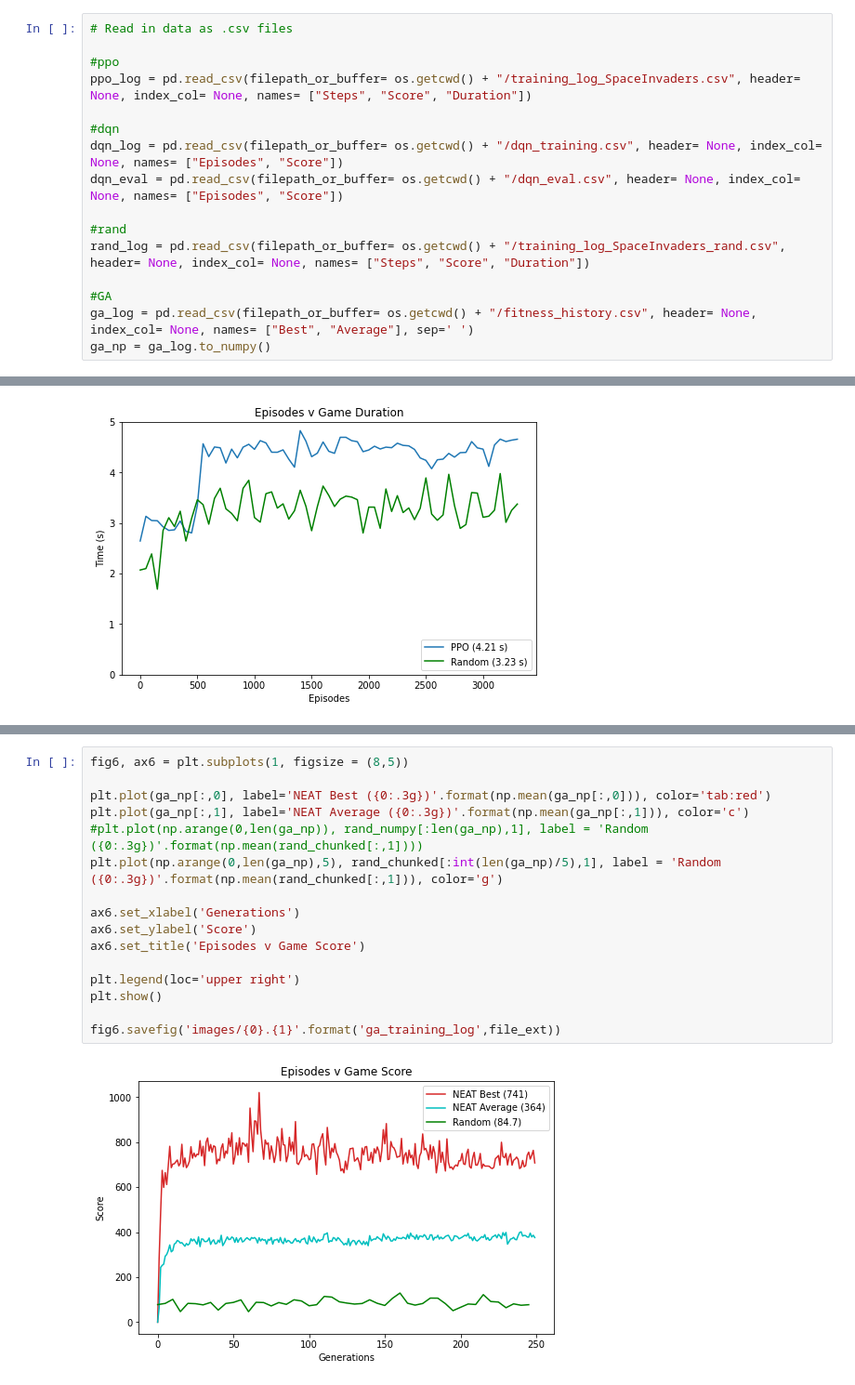
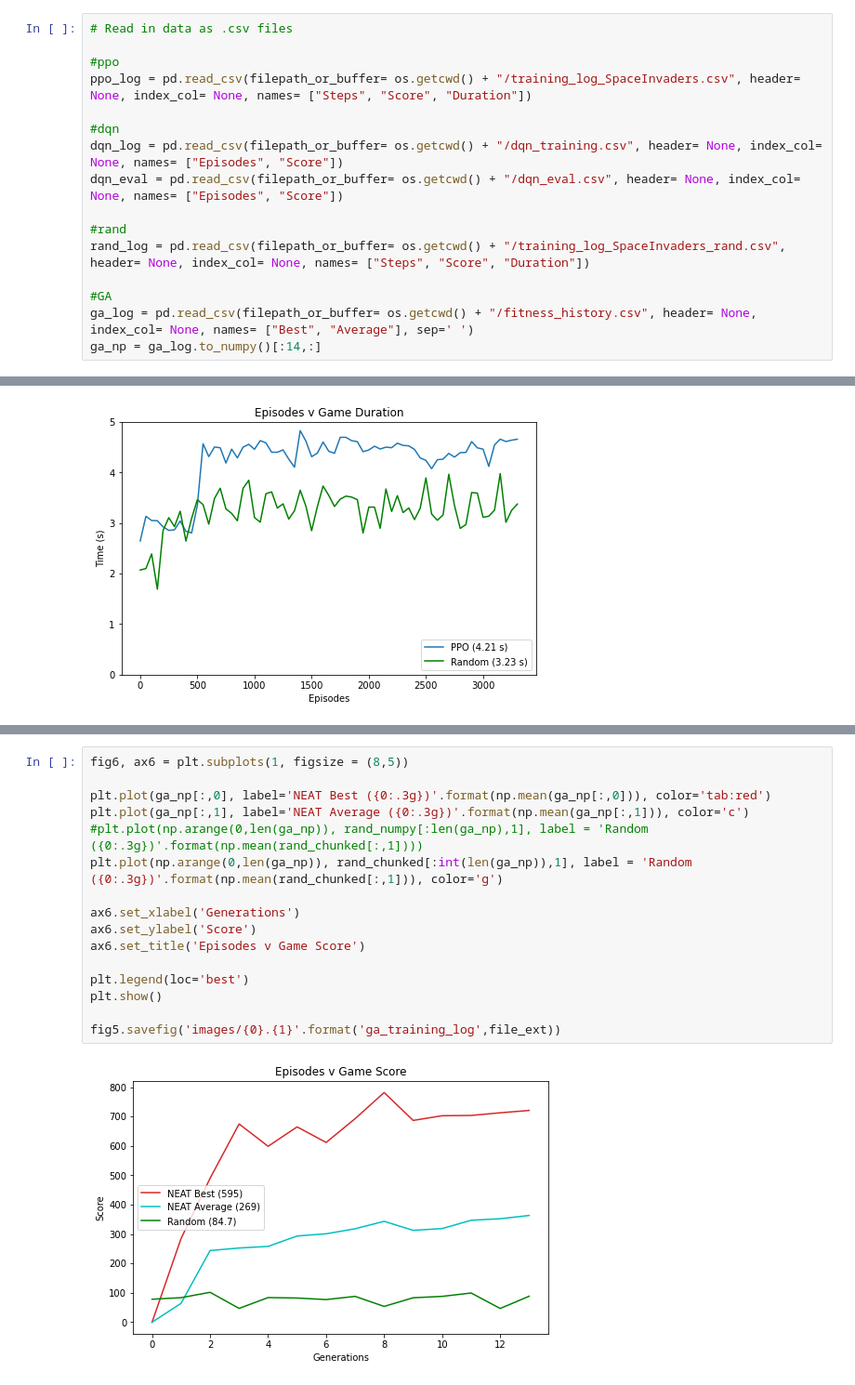
Before and after one commit to p-owens/ai, a Jupyter notebook: results/results.ipynb, the cells around one changed output, grey strips where cells are left out. Shown at 93% size. Cells and saved outputs as stored; diff of their text form.

Commit message:
changed graph for NEAT

```diff
--- a/results/results.ipynb
+++ b/results/results.ipynb
@@ -23,4 +23,4 @@ rand_log = pd.read_csv(filepath_or_buffer= os.getcwd() + "/training_log_SpaceInv
 
 #GA
 ga_log = pd.read_csv(filepath_or_buffer= os.getcwd() + "/fitness_history.csv", header= None, index_col= None, names= ["Best", "Average"], sep=' ')
-ga_np = ga_log.to_numpy()
+ga_np = ga_log.to_numpy()[:14,:]
@@ -187,18 +180,18 @@ fig5.savefig('images/{0}.{1}'.format('eval_score',file_ext))
 # %%
 fig6, ax6 = plt.subplots(1, figsize = (8,5))
 
 plt.plot(ga_np[:,0], label='NEAT Best ({0:.3g})'.format(np.mean(ga_np[:,0])), color='tab:red')
 plt.plot(ga_np[:,1], label='NEAT Average ({0:.3g})'.format(np.mean(ga_np[:,1])), color='c')
 #plt.plot(np.arange(0,len(ga_np)), rand_numpy[:len(ga_np),1], label = 'Random ({0:.3g})'.format(np.mean(rand_chunked[:,1])))
-plt.plot(np.arange(0,len(ga_np),5), rand_chunked[:int(len(ga_np)/5),1], label = 'Random ({0:.3g})'.format(np.mean(rand_chunked[:,1])), color='g')
+plt.plot(np.arange(0,len(ga_np)), rand_chunked[:int(len(ga_np)),1], label = 'Random ({0:.3g})'.format(np.mean(rand_chunked[:,1])), color='g')
 
 ax6.set_xlabel('Generations')
 ax6.set_ylabel('Score')
 ax6.set_title('Episodes v Game Score')
 
-plt.legend(loc='upper right')
+plt.legend(loc='best')
 plt.show()
 
-fig6.savefig('images/{0}.{1}'.format('ga_training_log',file_ext))
+fig5.savefig('images/{0}.{1}'.format('ga_training_log',file_ext))
 # %% [output]
-[figure, old version]
+[figure, new version]
```
Also changed, not shown: parts of 10 cells of this notebook, 8 other files.
